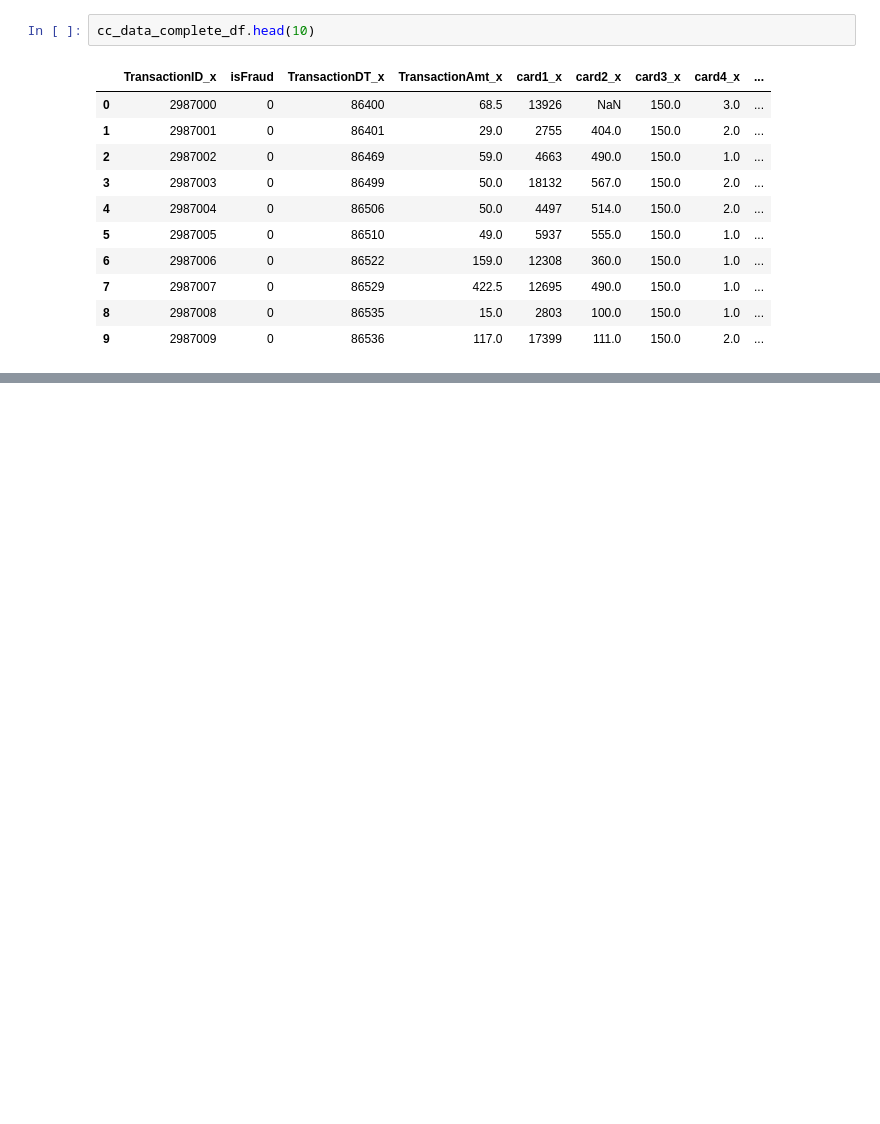
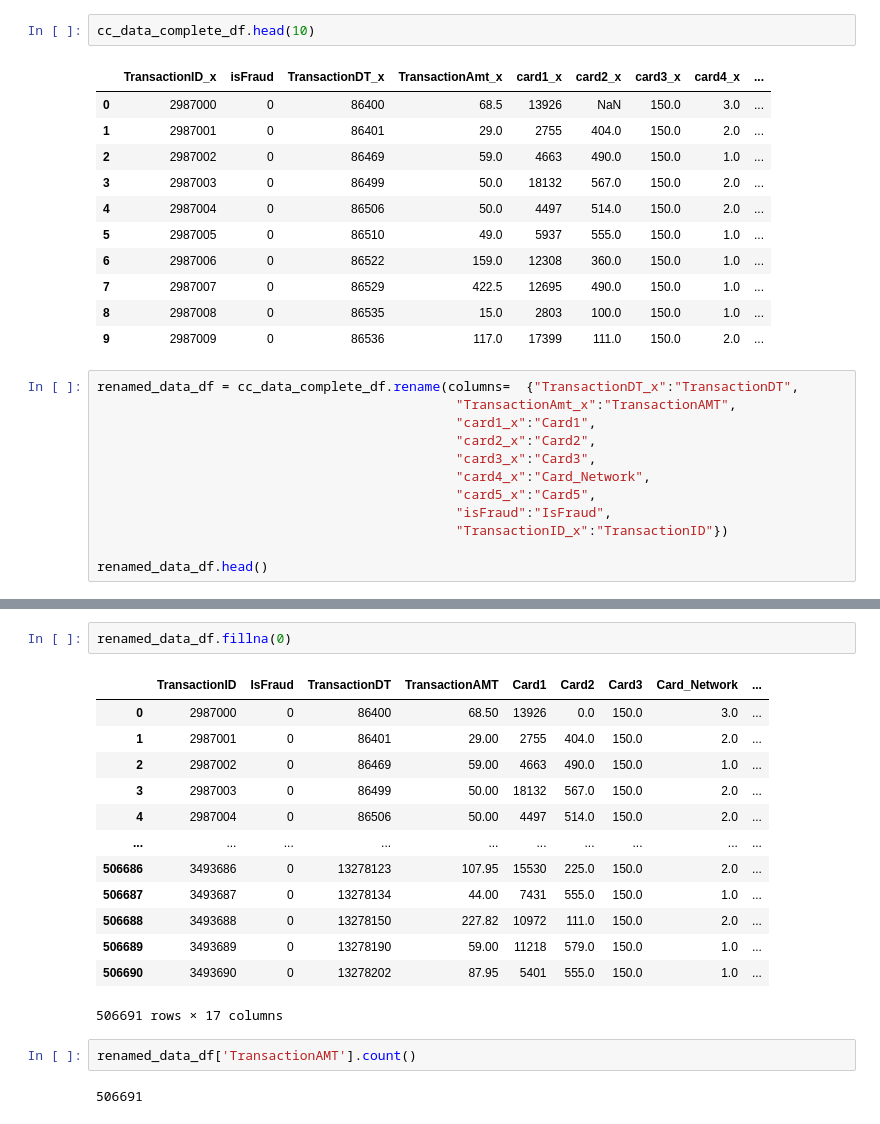
Before and after one commit to Rmccusker86/FraudulentCharges, a Jupyter notebook: Fraud_Charges-Copy1.ipynb, the cells around one changed output, grey strips where cells are left out. Drawn from its saved outputs; the diff is of its cells as text; blank space fills up the shorter version.

```diff
--- a/Fraud_Charges-Copy1.ipynb
+++ b/Fraud_Charges-Copy1.ipynb
@@ -195,3 +195,15 @@ cc_data_complete_df.head(10)
 | 7 | 2987007 | 0 | 86529 | 422.5 | 12695 | 490.0 | 150.0 | 1.0 | ... |
 | 8 | 2987008 | 0 | 86535 | 15.0 | 2803 | 100.0 | 150.0 | 1.0 | ... |
 | 9 | 2987009 | 0 | 86536 | 117.0 | 17399 | 111.0 | 150.0 | 2.0 | ... |
+# %%
+renamed_data_df = cc_data_complete_df.rename(columns=  {"TransactionDT_x":"TransactionDT",
+                                              "TransactionAmt_x":"TransactionAMT",
+                                              "card1_x":"Card1",
+                                              "card2_x":"Card2",
+                                              "card3_x":"Card3",
+                                              "card4_x":"Card_Network",
+                                              "card5_x":"Card5",
+                                              "isFraud":"IsFraud",
+                                              "TransactionID_x":"TransactionID"})
+
+renamed_data_df.head()
@@ -197,0 +217,20 @@ cc_data_complete_df.head(10)
+# %%
+renamed_data_df.fillna(0)
+# %% [output]
+|  | TransactionID | IsFraud | TransactionDT | TransactionAMT | Card1 | Card2 | Card3 | Card_Network | ... |
+| 0 | 2987000 | 0 | 86400 | 68.50 | 13926 | 0.0 | 150.0 | 3.0 | ... |
+| 1 | 2987001 | 0 | 86401 | 29.00 | 2755 | 404.0 | 150.0 | 2.0 | ... |
+| 2 | 2987002 | 0 | 86469 | 59.00 | 4663 | 490.0 | 150.0 | 1.0 | ... |
+| 3 | 2987003 | 0 | 86499 | 50.00 | 18132 | 567.0 | 150.0 | 2.0 | ... |
+| 4 | 2987004 | 0 | 86506 | 50.00 | 4497 | 514.0 | 150.0 | 2.0 | ... |
+| ... | ... | ... | ... | ... | ... | ... | ... | ... | ... |
+| 506686 | 3493686 | 0 | 13278123 | 107.95 | 15530 | 225.0 | 150.0 | 2.0 | ... |
+| 506687 | 3493687 | 0 | 13278134 | 44.00 | 7431 | 555.0 | 150.0 | 1.0 | ... |
+| 506688 | 3493688 | 0 | 13278150 | 227.82 | 10972 | 111.0 | 150.0 | 2.0 | ... |
+| 506689 | 3493689 | 0 | 13278190 | 59.00 | 11218 | 579.0 | 150.0 | 1.0 | ... |
+| 506690 | 3493690 | 0 | 13278202 | 87.95 | 5401 | 555.0 | 150.0 | 1.0 | ... |
+506691 rows × 17 columns
+# %%
+renamed_data_df['TransactionAMT'].count()
+# %% [output]
+506691
```
Also changed, not shown: parts of 10 cells of this notebook.
